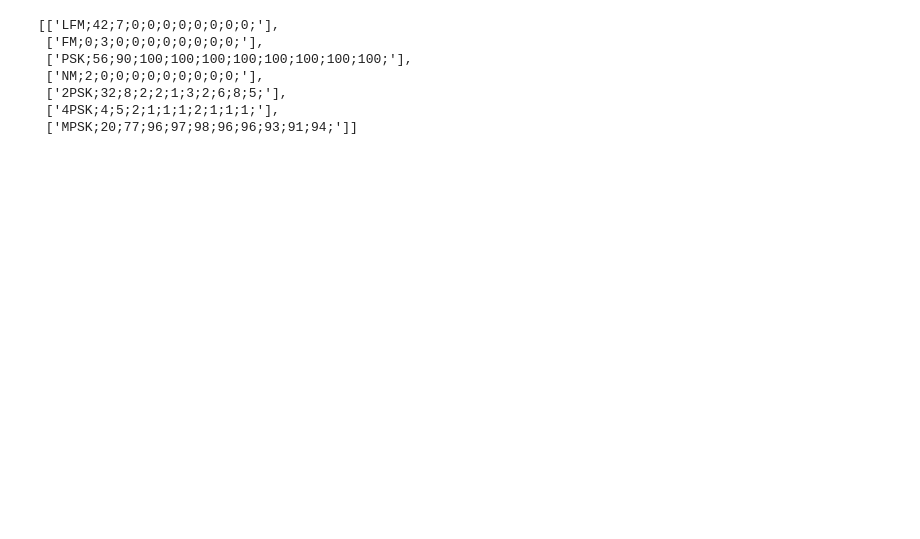
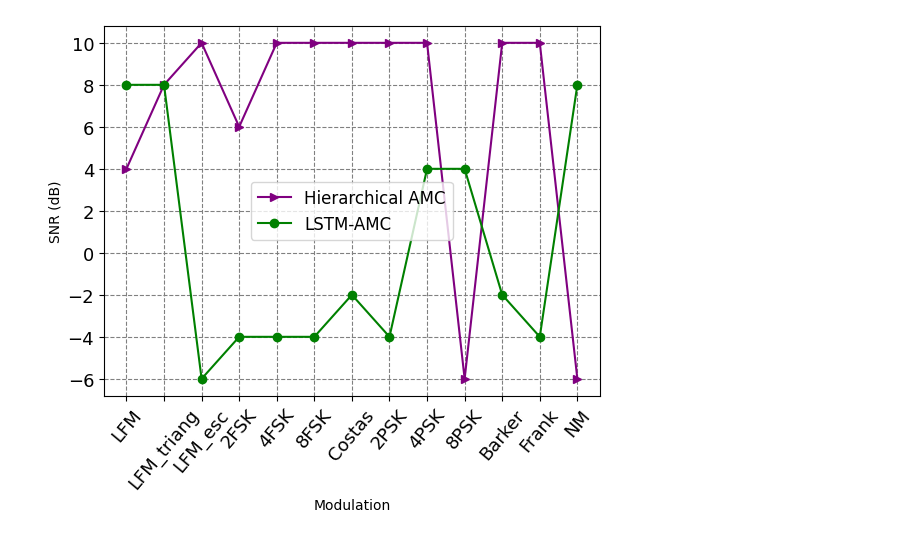
Before and after one commit to soykilian/AMC, a Jupyter notebook: notebooks/hierarchical_results.ipynb, the cells around one changed output. Drawn from its saved outputs; the diff is of its cells as text; code cells hidden in the pictures; blank space fills up the shorter version.

```diff
--- a/notebooks/hierarchical_results.ipynb
+++ b/notebooks/hierarchical_results.ipynb
@@ -72,48 +92,30 @@ plt.savefig(
 # %%
 sensitivity_hierarchical = []
 for k, val in hierarchical_acc.items():
     for i in range(len(val)):
         if val[i] >= 90:
             sensitivity_hierarchical.append(snrs[i])
             break
         elif i == len(val) - 1:
             sensitivity_hierarchical.append(10)
 sensitivity_lstm = []
 for k, val in signal_acc.items():
     for i in range(len(val)):
         if val[i] >= 90:
             sensitivity_lstm.append(snrs[i])
             break
         elif i == len(val) - 1:
             sensitivity_lstm.append(10)
 
-output_path = '/Users/mariavictoriadacostarivas/Documents/GMR/AMC_transformers/Results/hierarchical/'
 plt.plot(classes, sensitivity_hierarchical, marker='>', color='purple')
 plt.plot(classes, sensitivity_lstm, marker='o', color='green')
 plt.yticks(numpy.arange(-6, 12, 2), fontsize=13)
 plt.xticks(classes, rotation=50, fontsize=13)
 plt.xlabel('Modulation')
 plt.ylabel('SNR (dB)')
 plt.grid(color="grey", linewidth="0.8", linestyle="--")
 plt.legend(["Hierarchical AMC", "LSTM-AMC"], fontsize=12, loc='center')
 plt.savefig(output_path + 'signal_accuracy.png', bbox_inches='tight')
 #plt.show()
+# %% [output]
+[figure, added]
-# %%
-from sklearn.metrics import confusion_matrix
-import csv
-classification = ["LFM", "FM", "NM", "2PSK", "4PSK", "MPSK"]
-signals = 900
-results = []
-with open("/Users/mariavictoriadacostarivas/Documents/GMR/HierarchicalClassifier/informe_final/confusion_matrix_8psk.csv") as csvfile:
-    reader = csv.reader(csvfile) # change contents to floats
-    for row in reader: # each row is a list
-        results.append(row)
-results
-# %% [output]
-[['LFM;42;7;0;0;0;0;0;0;0;0;'],
- ['FM;0;3;0;0;0;0;0;0;0;0;'],
- ['PSK;56;90;100;100;100;100;100;100;100;100;'],
- ['NM;2;0;0;0;0;0;0;0;0;0;'],
- ['2PSK;32;8;2;2;1;3;2;6;8;5;'],
- ['4PSK;4;5;2;1;1;1;2;1;1;1;'],
- ['MPSK;20;77;96;97;98;96;96;93;91;94;']]
```
Also changed, not shown: parts of 9 cells of this notebook, 24 other files.
